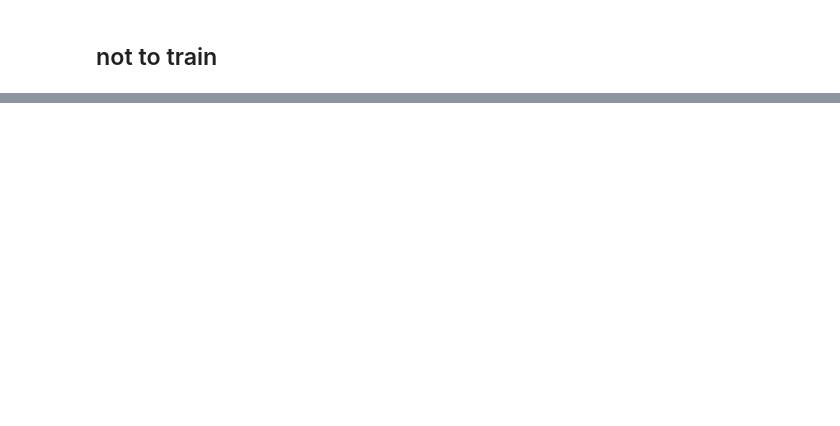
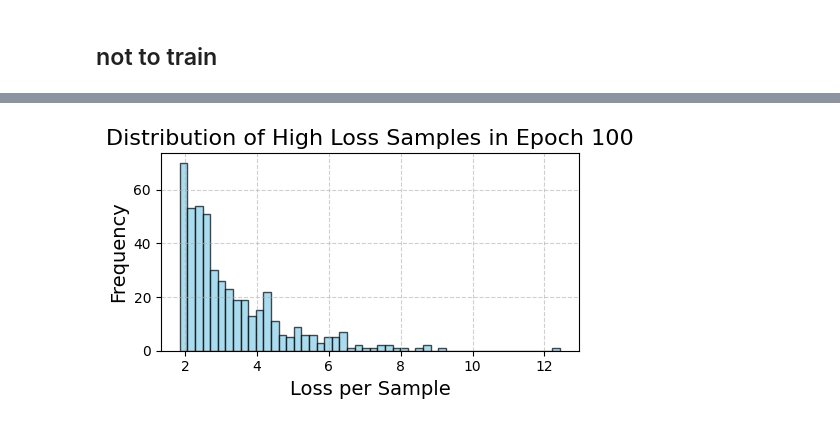
Before and after one commit to ucantseeit/generalization, a Jupyter notebook: ntk_result/trials/continueTrain.ipynb, the cells around one changed output, grey strips where cells are left out. Cells and saved outputs as stored; diff of their text form; code cells hidden in the pictures; blank space fills up the shorter version.

Commit message:
plot continue train results

```diff
--- a/ntk_result/trials/continueTrain.ipynb
+++ b/ntk_result/trials/continueTrain.ipynb
@@ -54,5 +140,4 @@ model100 = load_model_state_dict('cifar10', 'resnet20', 10, model100_path, 'cuda
 ### one cluster continue
 # %%
 test_indices = np.load('cls30_indices_arrs.npz')['arr0']
-train_indices = np.load('train_indices.npy')
 # %%
@@ -733,18 +625,18 @@ def train_one_epoch_ohem(model, dataloader, optimizer, device, top_k_ratio=0.5):
     avg_acc = total_correct / total_seen
     return avg_loss, avg_acc
 # %%
-new_model = get_model('cifar10', 'resnet20', weights=None, num_classes=10)
-new_model.load_state_dict(model100.state_dict())
-new_model.to('cuda')
+model = get_model('cifar10', 'resnet20', weights=None, num_classes=10)
+model.load_state_dict(model100.state_dict())
+model.to('cuda')
 
 lr = 0.05
-optimizer = torch.optim.SGD(new_model.parameters(), lr=lr, momentum=0.9)
-train_one_epoch_ohem(new_model, train_dl, optimizer, "cuda", top_k_ratio=1)
+optimizer = torch.optim.SGD(model.parameters(), lr=lr, momentum=0.9)
+train_one_epoch_ohem(model, train_subdl, optimizer, "cuda", top_k_ratio=1)
 
 # Evaluate and print results
-train_loss1, train_acc1 = evaluate_model(new_model, train_dl)
-test_loss1, test_acc1 = evaluate_model(new_model, test_dl)
-test_sub_loss1, test_sub_acc1 = evaluate_model(new_model, test_subdl)
+train_loss1, train_acc1 = evaluate_model(model, train_subdl)
+test_loss1, test_acc1 = evaluate_model(model, test_dl)
+test_sub_loss1, test_sub_acc1 = evaluate_model(model, test_subdl)
 
 print("After online hard example mining")
 print(f"lr: {lr}")
@@ -841,0 +976,69 @@ get_batch_myentk_fn(new_model, )
+# %%
+data = np.load("filtered_cls30_indices_arrs.npz", allow_pickle=True)
+filtered_cls30_indices_arrs = [data[f"arr_{i}"] for i in range(len(data.files))]
+
+test_sub_indices = np.concatenate(filtered_cls30_indices_arrs)
+test_subds = Subset(test_ds, test_sub_indices)
+test_subdl = DataLoader(test_subds, batch_size=512)
+
+def plot_loss_distribution(
+    model: torch.nn.Module,
+    ds,
+    batch_size: int = 512,
+    title: str = "Loss Distribution",
+    bins: int = 50,
+    figsize: tuple = (5, 3),
+    device = 'cuda'
+):
+    """
+    绘制模型在给定数据集上每个样本的损失值分布直方图。
+    """
+    model.eval()  # 确保模型处于评估模式
+
+    # 创建 DataLoader
+    dl = DataLoader(ds, batch_size=batch_size, shuffle=False, num_workers=0)
+
+    all_losses = []
+
+    # 使用无 reduction 的损失函数（逐样本计算）
+    criterion = torch.nn.CrossEntropyLoss(reduction='none')  # 假设是分类任务
+
+    with torch.no_grad():
+        for batch in dl:
+            # 假设 batch 是 (inputs, labels) 格式
+            inputs, labels = batch
+            inputs = inputs.to(device)
+            labels = labels.to(device)
+
+            outputs = model(inputs)
+            losses = criterion(outputs, labels)  # shape: [batch_size]
+            all_losses.extend(losses.cpu().numpy())
+
+    # 转换为 numpy 数组便于绘图
+    import numpy as np
+    all_losses = np.array(all_losses)
+
+    # 绘图
+    plt.figure(figsize=figsize)
+    plt.hist(all_losses, bins=bins, color='skyblue', edgecolor='black', alpha=0.7)
+    plt.title(title, fontsize=16)
+    plt.xlabel('Loss per Sample', fontsize=14)
+    plt.ylabel('Frequency', fontsize=14)
+    plt.grid(True, linestyle='--', alpha=0.6)
+    plt.tight_layout()
+    plt.show()
+
+    # 可选：打印统计信息
+    print(f"📊 Loss 分布统计:")
+    print(f"   样本总数: {len(all_losses)}")
+    print(f"   平均 Loss: {all_losses.mean():.4f}")
+    print(f"   中位数 Loss: {np.median(all_losses):.4f}")
+    print(f"   最小 Loss: {all_losses.min():.4f}")
+    print(f"   最大 Loss: {all_losses.max():.4f}")
+    print(f"   标准差: {all_losses.std():.4f}")
+
+plot_loss_distribution(model100, test_subds, title='Distribution of High Loss Samples in Epoch 100')
+model200.to('cuda')
+plot_loss_distribution(model200, test_subds, title='Distribution of High Loss Samples in Epoch 200')
+# %% [output]
+[figure, added]
```
Also changed, not shown: parts of 95 cells of this notebook, 5 other files.
